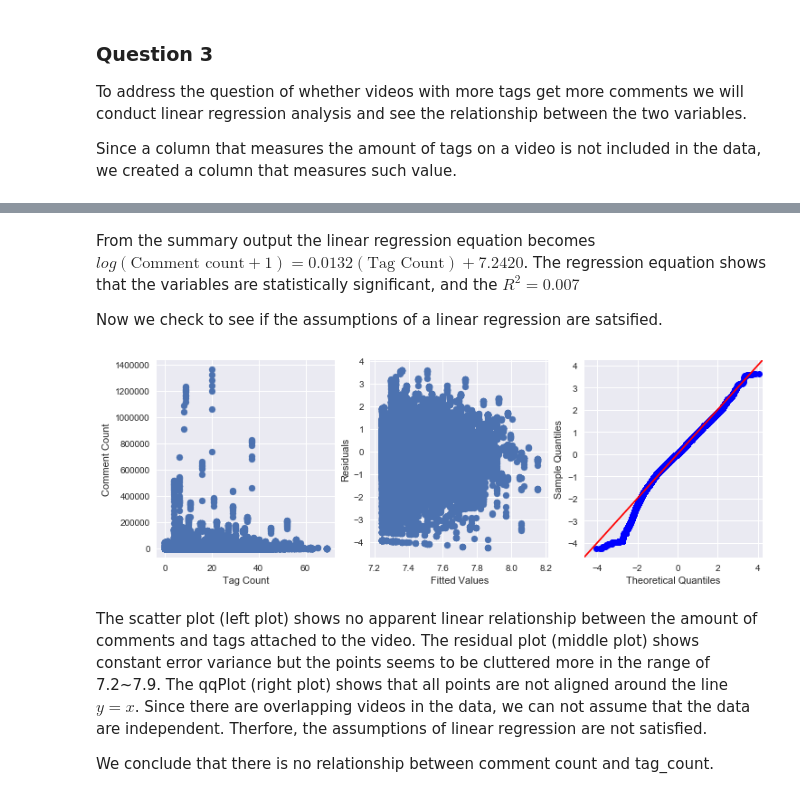
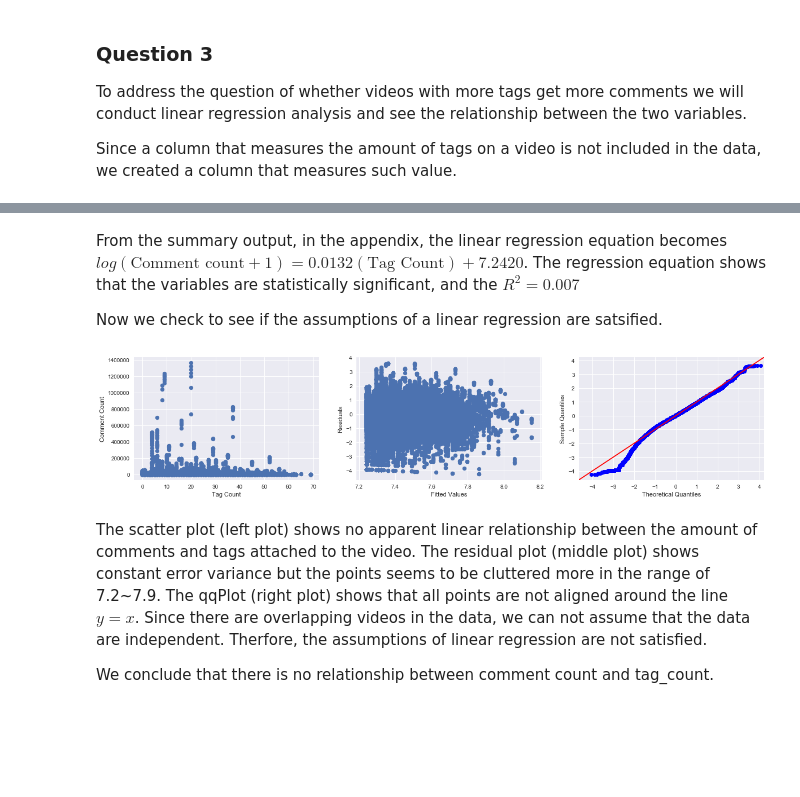
Before and after one commit to tt0507/ORIE3120-Final-Project, a Jupyter notebook: milestone2.ipynb, the cells around one changed output, grey strips where cells are left out. Saved outputs shown, nothing was run; the diff lists cells and outputs as text; code cells hidden in the pictures; blank space fills up the shorter version.

```diff
--- a/milestone2.ipynb
+++ b/milestone2.ipynb
@@ -93,5 +70,4 @@ Since a column that measures the amount of tags on a video is not included in th
 comment_enabled = us_data[us_data['comments_disabled'] == False] # removes videos that have comments disabled
 # %%
 Y, X = dmatrices('np.log(comment_count+1) ~ tag_count', data=comment_enabled, return_type='dataframe')
-model = sm.OLS(Y, X).fit()
-model.summary()
+model_q3 = sm.OLS(Y, X).fit()
@@ -118,28 +74,27 @@ Warnings:
 # %% [markdown]
-From the summary output the linear regression equation becomes $log(\text{Comment count} + 1) = 0.0132(\text{Tag Count}) + 7.2420$. The regression equation shows that the variables are statistically significant, and the $R^2 = 0.007$
+From the summary output, in the appendix, the linear regression equation becomes $log(\text{Comment count} + 1) = 0.0132(\text{Tag Count}) + 7.2420$. The regression equation shows that the variables are statistically significant, and the $R^2 = 0.007$
 
 Now we check to see if the assumptions of a linear regression are satsified.
 # %%
-influence = model.get_influence()
+influence = model_q3.get_influence()
 standarized_residual = influence.resid_studentized_internal
 # %%
-fig = plt.figure(figsize=(12, 4))
+fig = plt.figure(figsize=(20, 4))
 
 plt.subplot(1,3,1)
 plt.scatter(comment_enabled['tag_count'], comment_enabled['comment_count'])
 plt.xlabel('Tag Count')
 plt.ylabel('Comment Count')
 
 plt.subplot(1,3,2)
-plt.scatter(model.predict(X), standarized_residual)
+plt.scatter(model_q3.predict(X), standarized_residual)
 plt.xlabel('Fitted Values')
 plt.ylabel('Residuals')
 
-ax = plt.subplot(1, 3, 3)
-sm.qqplot(standarized_residual, fit = True, line='45', ax = ax)
+sm.qqplot(standarized_residual, fit = True, line='45', ax = plt.subplot(1, 3, 3))
 plt.show()
 # %% [output]
-[figure, old version]
+[figure, new version]
 # %% [markdown]
 The scatter plot (left plot) shows no apparent linear relationship between the amount of comments and tags attached to the video. The residual plot (middle plot) shows constant error variance but the points seems to be cluttered more in the range of 7.2~7.9. The qqPlot (right plot) shows that all points are not aligned around the line $y=x$. Since there are overlapping videos in the data, we can not assume that the data are independent. Therfore, the assumptions of linear regression are not satisfied.
 
```
Also changed, not shown: parts of 9 cells of this notebook.
